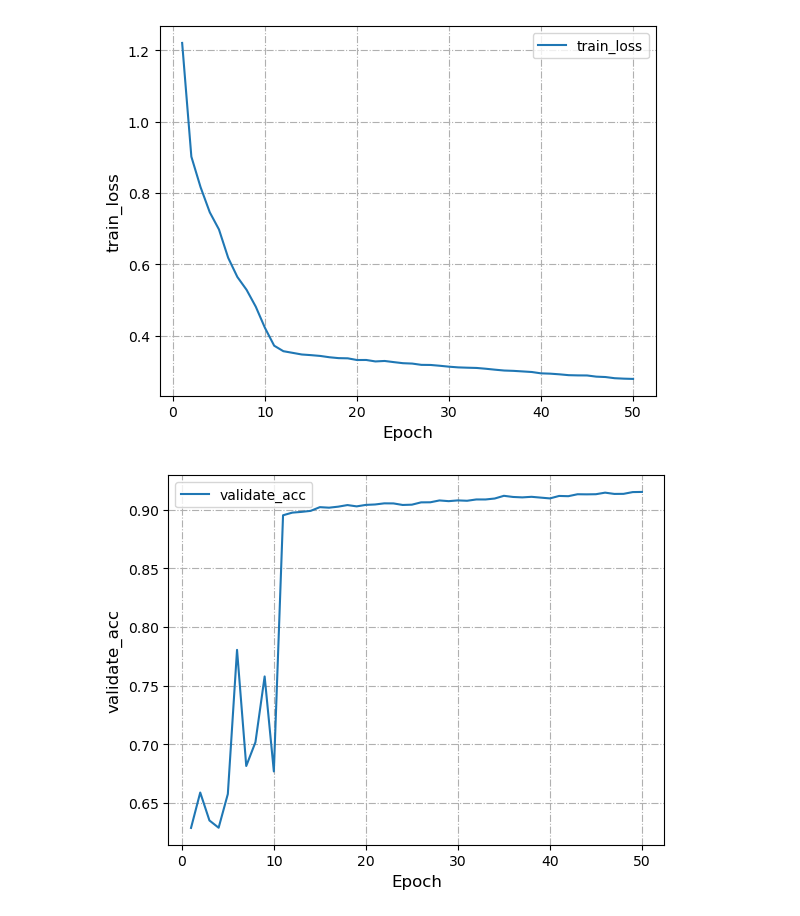
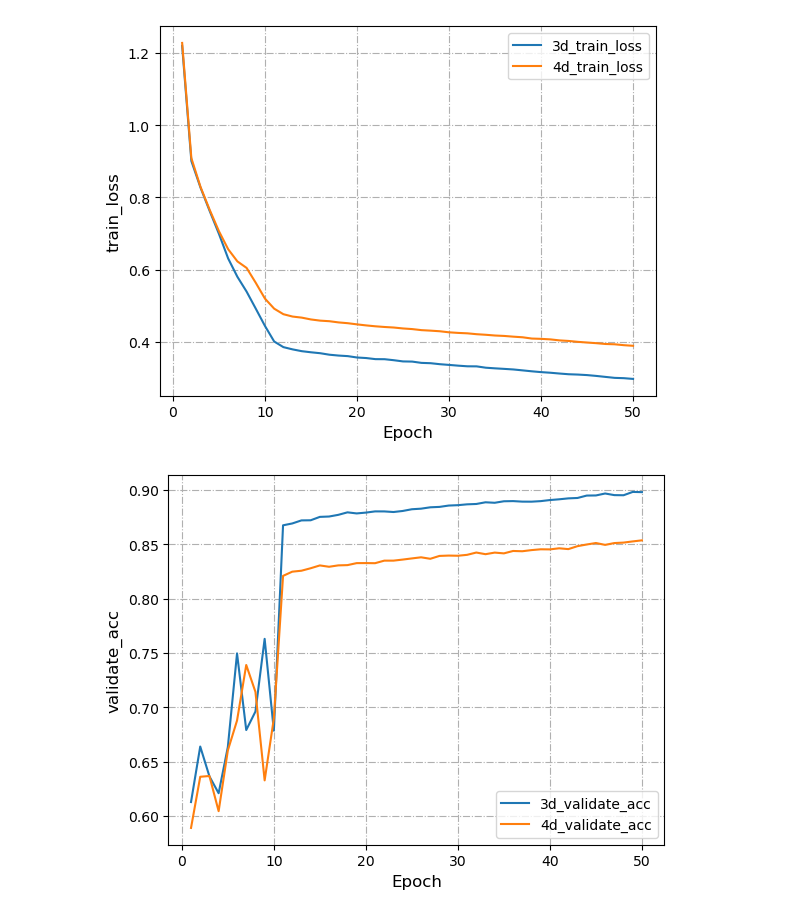
Before and after one commit to Lin-Dxin/Pointnet_Pointnet2_pytorch, a Jupyter notebook: read_data.ipynb, the cells around one changed output. Saved outputs shown, nothing was run; the diff lists cells and outputs as text; code cells hidden in the pictures.

```diff
--- a/read_data.ipynb
+++ b/read_data.ipynb
@@ -23,18 +52,19 @@ for log in loglist:
 # %%
 # 初始化用于存储平均值的空字典
 avg_element_dict = {'train_acc':np.zeros((50)),'train_loss':np.zeros((50)),'validate_acc':np.zeros((50)),'validate_loss':np.zeros((50)),'validate_miou':np.zeros((50))}
-
+# print(element_dict)
 
 for ele in element_dict:
     for data in element_dict[ele]:
 
-        if type(data[0]) == torch.Tensor:
-            # 损失值需要由tensor转化为numpy
-            renew = []
-            for each in data:
-                renew.append(each.detach().cpu().numpy())
-            avg_element_dict[ele] += renew
-        else:
-            avg_element_dict[ele] += data
+        # if type(data[0]) == torch.Tensor:
+        #     # 损失值需要由tensor转化为numpy
+        #     print('no')
+        #     renew = []
+        #     for each in data:
+        #         renew.append(each.detach().cpu().numpy())
+        #     avg_element_dict[ele] += renew
+        # else:
+        avg_element_dict[ele] += data
     avg_element_dict[ele] /= len(element_dict[ele])
 # print(avg_element_dict)
@@ -40,0 +117,18 @@ for ele in element_dict:
+# %%
+# 初始化用于存储平均值的空字典
+_avg_element_dict = {'train_acc':np.zeros((50)),'train_loss':np.zeros((50)),'validate_acc':np.zeros((50)),'validate_loss':np.zeros((50)),'validate_miou':np.zeros((50))}
+
+
+for ele in _element_dict:
+    for data in _element_dict[ele]:
+
+        # if type(data[0]) == torch.Tensor:
+        #     # 损失值需要由tensor转化为numpy
+        #     renew = []
+        #     for each in data:
+        #         renew.append(each.detach().cpu().numpy())
+        #     _avg_element_dict[ele] += renew
+        # else:
+        _avg_element_dict[ele] += data
+    _avg_element_dict[ele] /= len(_element_dict[ele])
+# print(avg_element_dict)
@@ -46,9 +143,10 @@ for ele in avg_element_dict:
     ax = fig.add_subplot(111)
 
     l, = plt.plot(epoch,avg_element_dict[ele])
-
+    l2, = plt.plot(epoch,_avg_element_dict[ele])
     # 增加图例
-    ax.legend([ele],loc=0)
+    ax.legend(['3d_'+ele,'4d_'+ele],loc=0)
+    # ax.legend(['4d_'+ele],loc=1)
 
     # 增加网格线
     ax.grid(linestyle='-.')
@@ -56,4 +154,5 @@ for ele in avg_element_dict:
     # 坐标轴命名
     ax.set_xlabel('Epoch',size=12)
     ax.set_ylabel(ele,size=12)
+    fig.savefig("avg_%s.jpg" % ele,dpi=500, bbox_inches='tight')
 # %% [output]
@@ -61,2 +160,2 @@ for ele in avg_element_dict:
-[figure, old version]
+[figure, new version]
-[figure, old version]
+[figure, new version]
```
Also changed, not shown: parts of 5 cells of this notebook, 1 other file.
